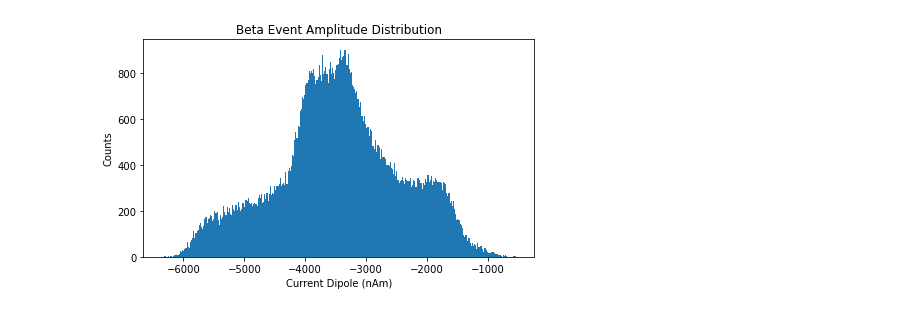
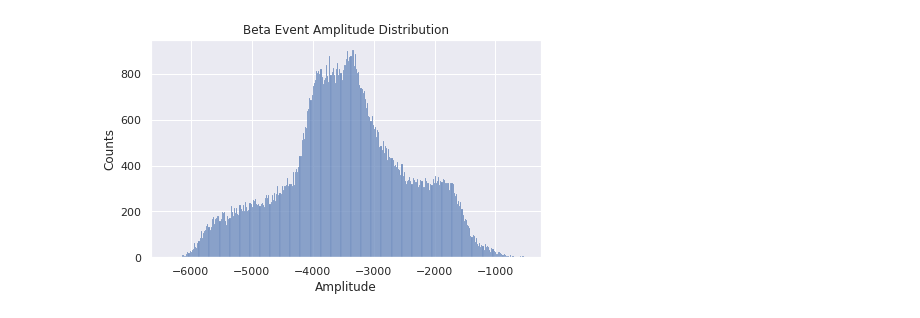
Before and after one commit to ntolley/data1030_project, a Jupyter notebook: src/midterm_report.ipynb, the cells around one changed output. Cells and saved outputs as stored; diff of their text form; code cells hidden in the pictures.

Commit message:
Finish code for midterm plots

```diff
--- a/src/midterm_report.ipynb
+++ b/src/midterm_report.ipynb
@@ -2,6 +2,9 @@
 import numpy as np
 import pandas as pd
 import matplotlib.pyplot as plt
+from sbi.analysis.plot import  pairplot
+import seaborn as sns
+sns.set()
 # %%
 df = pd.read_csv('../data/beta_event_amplitude.csv',index_col=0)
 label_names = ['L2 prox gbar', 'L5 prox gbar', 'L2 dist gbar', 'L5 dist gbar', 'Prox variance', 'Dist variance',
@@ -23,10 +67,9 @@ df.describe()
 # %%
 # Beta Event Histogram
 plt.figure(figsize=(7,4))
-plt.hist(df['amplitude'], bins=int(np.sqrt(df.shape[0])))
-plt.xlabel('Current Dipole (nAm)')
+sns.histplot(data=df, x='Amplitude', bins=int(np.sqrt(df.shape[0])))
 plt.ylabel('Counts')
 plt.title('Beta Event Amplitude Distribution')
 plt.savefig('../figures/beta_event_amplitude_histogram.png')
 # %% [output]
-[figure, old version]
+[figure, new version]
```
Also changed, not shown: parts of 9 cells of this notebook.
